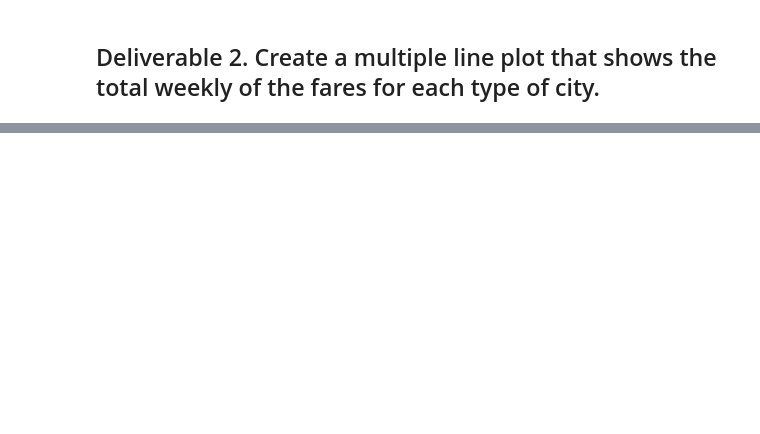
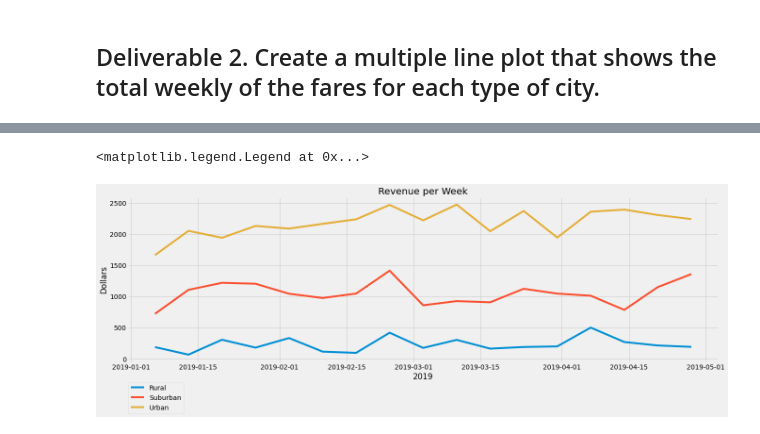
Before and after one commit to Inconceivable42/PyBer_Analysis, a Jupyter notebook: PyBer_Challenge.ipynb, the cells around one changed output, grey strips where cells are left out. Drawn from its saved outputs; the diff is of its cells as text; code cells hidden in the pictures; blank space fills up the shorter version.

```diff
--- a/PyBer_Challenge.ipynb
+++ b/PyBer_Challenge.ipynb
@@ -225,0 +302,25 @@ style.use('fivethirtyeight')
+# %%
+# 8. Using the object-oriented interface method, plot the resample DataFrame using the df.plot() function.
+
+# Import the style from Matplotlib.
+from matplotlib import style
+# Use the graph style fivethirtyeight.
+style.use('fivethirtyeight')
+
+fig, ax = plt.subplots(figsize=(20,6))
+
+ax.plot(resampled_week_df)
+ax.set(title="Revenue per Week",
+        xlabel="2019",
+        ylabel="Dollars")
+
+       # xticklabels=("Jan", " ", "Feb", " ", "March", " ", "April"))
+
+
+
+
+
+ax.legend(resampled_week_df.columns, bbox_to_anchor=(0.1, -0.1))
+# %% [output]
+<matplotlib.legend.Legend at 0x...>
+[figure, added]
```
Also changed, not shown: parts of 20 cells of this notebook, 3 other files.
